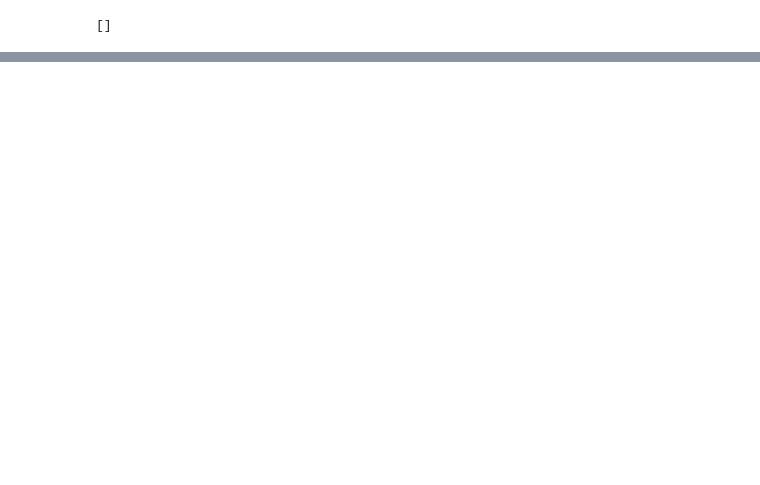
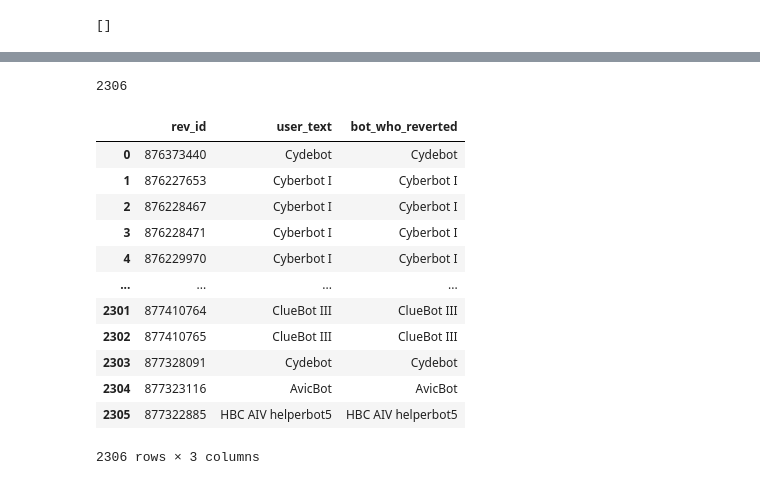
Before and after one commit to levon003/wiki-ores-feedback, a Jupyter notebook: reu2021/analysis_abby_sokonas_edits.ipynb, the cells around one changed output, grey strips where cells are left out. Cells and saved outputs as stored; diff of their text form; code cells hidden in the pictures; blank space fills up the shorter version.

```diff
--- a/reu2021/analysis_abby_sokonas_edits.ipynb
+++ b/reu2021/analysis_abby_sokonas_edits.ipynb
@@ -435,14 +423,14 @@ len(revert_is_bot_map)
 is_reverting_user_a_bot
 # %% [output]
 []
-# %%
-# for all reverted revisions, determine if it was reverted by a bot
-
-# fast way
-sdf = df[df.is_reverted]
-is_reverting_user_a_bot = []
-for row in tqdm(sdf.itertuples(), total=len(sdf)):
-    if row.revert_id not in revert_is_bot_map:
-        continue
-    user_is_bot = revert_is_bot_map[row.revert_id]
-    is_reverting_user_a_bot.append(user_is_bot)
+# %%
+# attempting slow way
+
+sdf = df_bots
+is_reverting_user_a_bot = []
+for row in sdf.itertuples():
+    res = df_another[df_another.rev_id == int(row.revert_id)]
+    if len(res) != 1:
+        continue
+    user_is_bot = res.rev_id.iloc[0]
+    is_reverting_user_a_bot.append(user_is_bot)
@@ -448,0 +457,30 @@ for row in tqdm(sdf.itertuples(), total=len(sdf)):
+# %%
+len(is_reverting_user_a_bot)
+# %% [output]
+2306
+# %%
+reverting_user_is_bot = DataFrame(is_reverting_user_a_bot,columns=['rev_id'])
+# %%
+reverting_user_is_bot["bot_who_reverted"] = ""
+# %%
+for row in reverting_user_is_bot.itertuples():
+    for line in df_another.itertuples():
+        if row.rev_id == line.rev_id:
+            reverting_user_is_bot.loc[row.Index, 'bot_who_reverted'] = line.user_text
+            break
+
+reverting_user_is_bot
+# %% [output]
+|  | rev_id | user_text | bot_who_reverted |
+| 0 | 876373440 | Cydebot | Cydebot |
+| 1 | 876227653 | Cyberbot I | Cyberbot I |
+| 2 | 876228467 | Cyberbot I | Cyberbot I |
+| 3 | 876228471 | Cyberbot I | Cyberbot I |
+| 4 | 876229970 | Cyberbot I | Cyberbot I |
+| ... | ... | ... | ... |
+| 2301 | 877410764 | ClueBot III | ClueBot III |
+| 2302 | 877410765 | ClueBot III | ClueBot III |
+| 2303 | 877328091 | Cydebot | Cydebot |
+| 2304 | 877323116 | AvicBot | AvicBot |
+| 2305 | 877322885 | HBC AIV helperbot5 | HBC AIV helperbot5 |
+2306 rows × 3 columns
```
Also changed, not shown: parts of 10 cells of this notebook.
